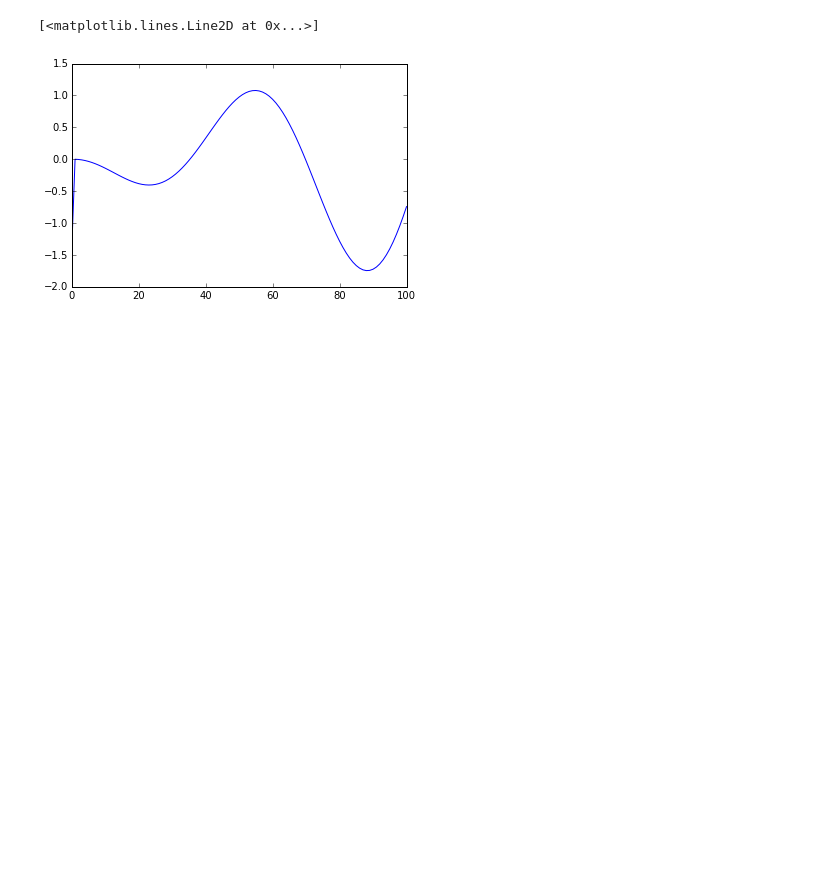
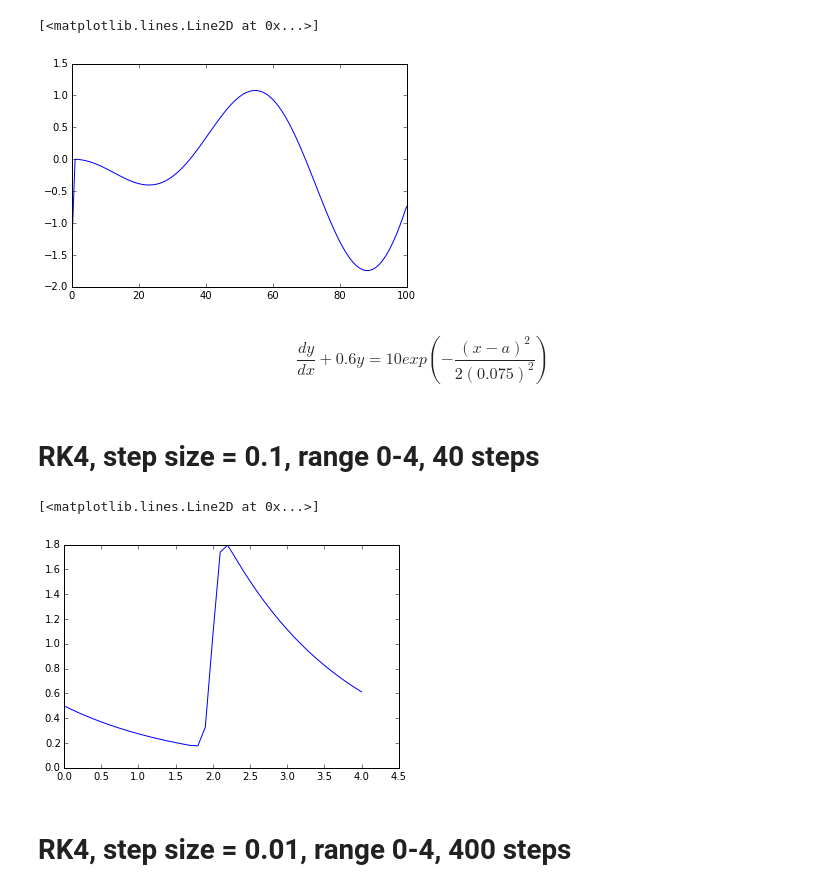
Before and after one commit to rahulporuri/computational_physics, a Jupyter notebook: rk2_simple_harmonic_oscillator.ipynb, the cells around one changed output. Cells and saved outputs as stored; diff of their text form; code cells hidden in the pictures; blank space fills up the shorter version.

```diff
--- a/rk2_simple_harmonic_oscillator.ipynb
+++ b/rk2_simple_harmonic_oscillator.ipynb
@@ -84,3 +84,38 @@ plt.plot(temp)
 # %% [output]
 [<matplotlib.lines.Line2D at 0x...>]
 [figure]
+# %% [markdown]
+$$\frac{dy}{dx} + 0.6y = 10exp(-{\frac{(x-a)^2}{2(0.075)^2}})$$
+# %%
+def f(x,y):
+    return 10*np.exp(-(x-2)**2/(2*(0.075**2))) - 0.6*y
+# %% [markdown]
+RK4, step size = 0.1, range 0-4, 40 steps
+===
+# %%
+h = 0.1
+x0 = 0
+y0 = 0.5
+xlist = []
+xlist.append(x0)
+ylist = []
+ylist.append(y0)
+xi = x0
+yi = y0
+for i in xrange(40):
+    k1 = f(xi,yi)
+    k2 = f(xi+h/2,yi+k1*h/2)
+    k3 = f(xi+h/2,yi+k2*h/2)
+    k4 = f(xi+h,yi+k3*h)
+    xi += h
+    yi += (k1+2*k2+2*k3+k4)*h/6
+    xlist.append(xi)
+    ylist.append(yi)
+# %%
+plt.plot(xlist,ylist)
+# %% [output]
+[<matplotlib.lines.Line2D at 0x...>]
+[figure, added]
+# %% [markdown]
+RK4, step size = 0.01, range 0-4, 400 steps
+===
```
Also changed, not shown: parts of 10 cells of this notebook.
